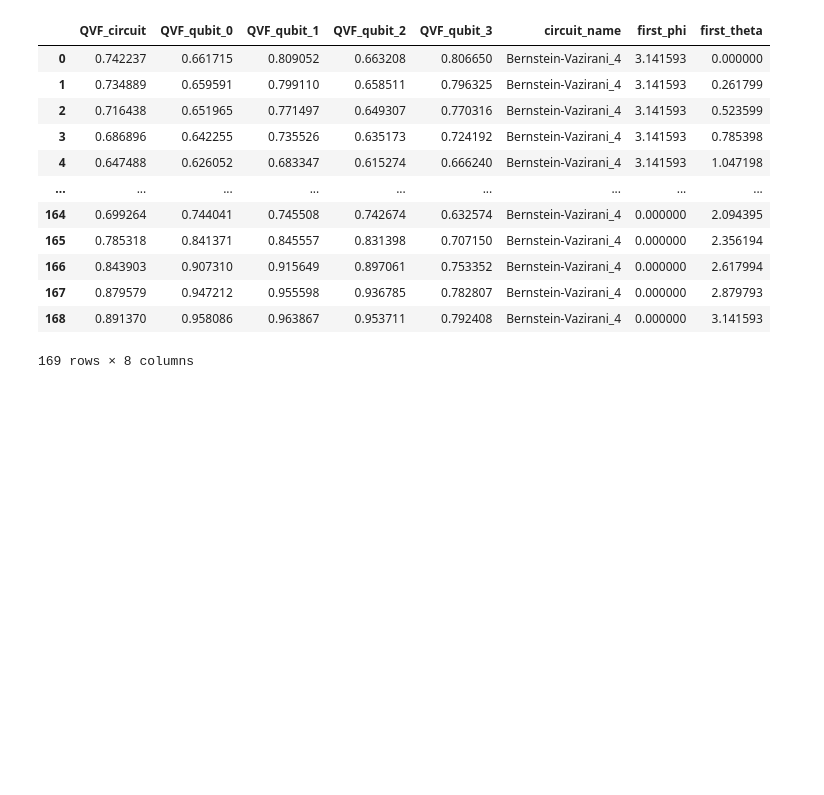
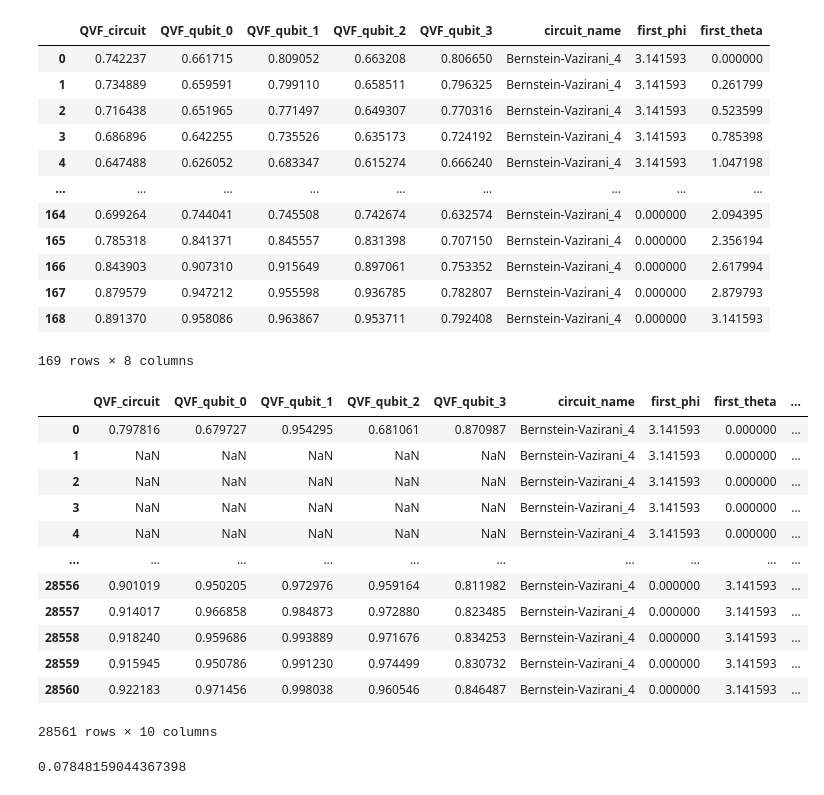
Before and after one commit to QuTAM/QuFI, a Jupyter notebook: reports/double_FI.ipynb, the cells around one changed output. Saved outputs shown, nothing was run; the diff lists cells and outputs as text; code cells hidden in the pictures; blank space fills up the shorter version.

```diff
--- a/reports/double_FI.ipynb
+++ b/reports/double_FI.ipynb
@@ -132,7 +157,7 @@ results = []
 for circuit in circuits:
     for phi in phi_list:
         for theta in theta_list:
-            qvf = compute_QVF_michelson_contrast(df_newQVF, circuit, phi, theta)
+            qvf = compute_QVF_michelson_contrast_single_injection(df_newQVF, circuit, phi, theta)
             qvf['circuit_name'] = circuit
             qvf['first_phi'] = phi
             qvf['first_theta'] = theta
@@ -264,0 +293,46 @@ for circuit in circuits:
+# %%
+# Get available circuits and parameters used for injection (phi and theta)
+phi_list = list(set(df_newQVF.first_phi))
+phi_list.sort(reverse=True)
+theta_list = list(set(df_newQVF.first_theta))
+theta_list.sort()
+circuits = list(set(df_newQVF.circuit_name))
+circuits.sort()
+# %%
+results = []
+for circuit in circuits:
+    for phi_0 in phi_list:
+        for theta_0 in theta_list:
+            for phi_1 in phi_list:
+                for theta_1 in theta_list:
+                    qvf = compute_QVF_michelson_contrast_double_injection(df_newQVF, circuit, phi_0, theta_0, phi_1, theta_1)
+                    qvf['circuit_name'] = circuit
+                    qvf['first_phi'] = phi_0
+                    qvf['first_theta'] = theta_0
+                    qvf['second_phi'] = phi_1
+                    qvf['second_theta'] = theta_1
+                    #qvf['threshold'] = threshold
+                    results.append(qvf)
+
+new_qvfDF_noise = pd.DataFrame(results)
+new_qvfDF_noise = new_qvfDF_noise[sorted(list(new_qvfDF_noise.columns))]
+new_qvfDF_noise
+#compute_QVF_michelson_contrast
+# %% [output]
+|  | QVF_circuit | QVF_qubit_0 | QVF_qubit_1 | QVF_qubit_2 | QVF_qubit_3 | circuit_name | first_phi | first_theta | ... |
+| 0 | 0.797816 | 0.679727 | 0.954295 | 0.681061 | 0.870987 | Bernstein-Vazirani_4 | 3.141593 | 0.000000 | ... |
+| 1 | NaN | NaN | NaN | NaN | NaN | Bernstein-Vazirani_4 | 3.141593 | 0.000000 | ... |
+| 2 | NaN | NaN | NaN | NaN | NaN | Bernstein-Vazirani_4 | 3.141593 | 0.000000 | ... |
+| 3 | NaN | NaN | NaN | NaN | NaN | Bernstein-Vazirani_4 | 3.141593 | 0.000000 | ... |
+| 4 | NaN | NaN | NaN | NaN | NaN | Bernstein-Vazirani_4 | 3.141593 | 0.000000 | ... |
+| ... | ... | ... | ... | ... | ... | ... | ... | ... | ... |
+| 28556 | 0.901019 | 0.950205 | 0.972976 | 0.959164 | 0.811982 | Bernstein-Vazirani_4 | 0.000000 | 3.141593 | ... |
+| 28557 | 0.914017 | 0.966858 | 0.984873 | 0.972880 | 0.823485 | Bernstein-Vazirani_4 | 0.000000 | 3.141593 | ... |
+| 28558 | 0.918240 | 0.959686 | 0.993889 | 0.971676 | 0.834253 | Bernstein-Vazirani_4 | 0.000000 | 3.141593 | ... |
+| 28559 | 0.915945 | 0.950786 | 0.991230 | 0.974499 | 0.830732 | Bernstein-Vazirani_4 | 0.000000 | 3.141593 | ... |
+| 28560 | 0.922183 | 0.971456 | 0.998038 | 0.960546 | 0.846487 | Bernstein-Vazirani_4 | 0.000000 | 3.141593 | ... |
+28561 rows × 10 columns
+# %%
+min(new_qvfDF_noise['QVF_circuit'])
+# %% [output]
+0.07848159044367398
```
Also changed, not shown: parts of 4 cells of this notebook.
